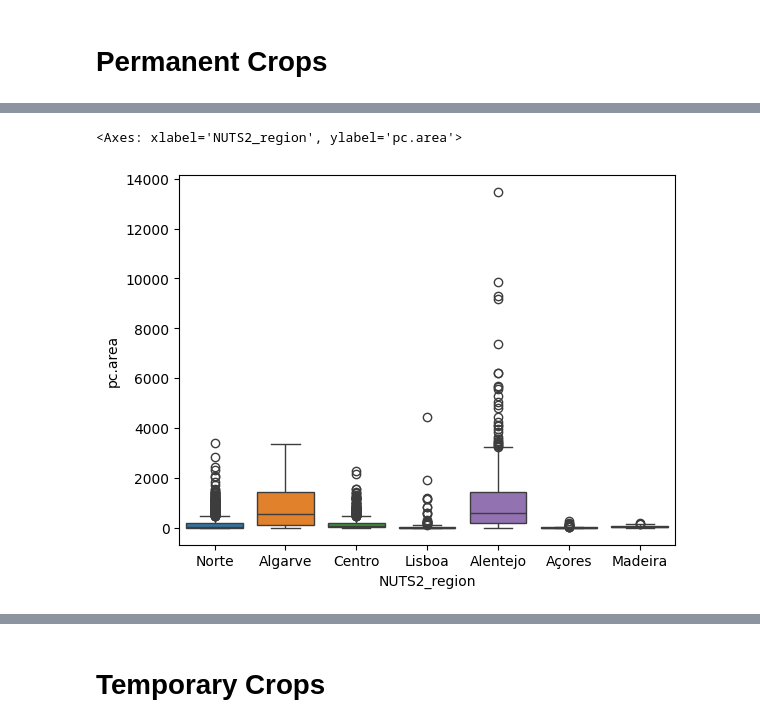
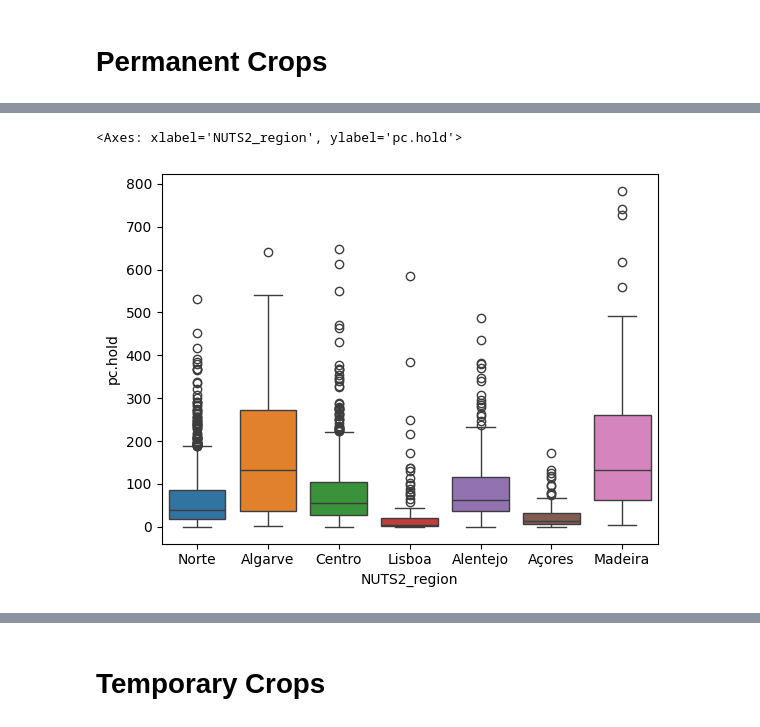
Before and after one commit to domwelsh/avcad_final, a Jupyter notebook: Codes/dom_PCA.ipynb, the cells around one changed output, grey strips where cells are left out. Drawn from its saved outputs; the diff is of its cells as text; code cells hidden in the pictures.

```diff
--- a/Codes/dom_PCA.ipynb
+++ b/Codes/dom_PCA.ipynb
@@ -519,6 +521,8 @@ pc.area          0
 pcn.crop_name    0
 NUTS2_region     0
 dtype: int64
+# %%
+permcrop5_df['pc.avg_area_hold'] = round(permcrop5_df['pc.area'] / permcrop5_df['pc.hold'], 3)
 # %%
 permcrop_total = permcrop5_df[permcrop5_df['pcn.crop_name'] == 'Total'].copy()
 # %%
@@ -533,10 +548,10 @@ permcrop_total.head()
 # %%
 sns.boxplot(
     data=permcrop_total,
     x="NUTS2_region",
-    y="pc.area",
+    y="pc.hold",
     hue="NUTS2_region"
 )
 # %% [output]
-<Axes: xlabel='NUTS2_region', ylabel='pc.area'>
+<Axes: xlabel='NUTS2_region', ylabel='pc.hold'>
-[figure, old version]
+[figure, new version]
```
Also changed, not shown: parts of 30 cells of this notebook.
